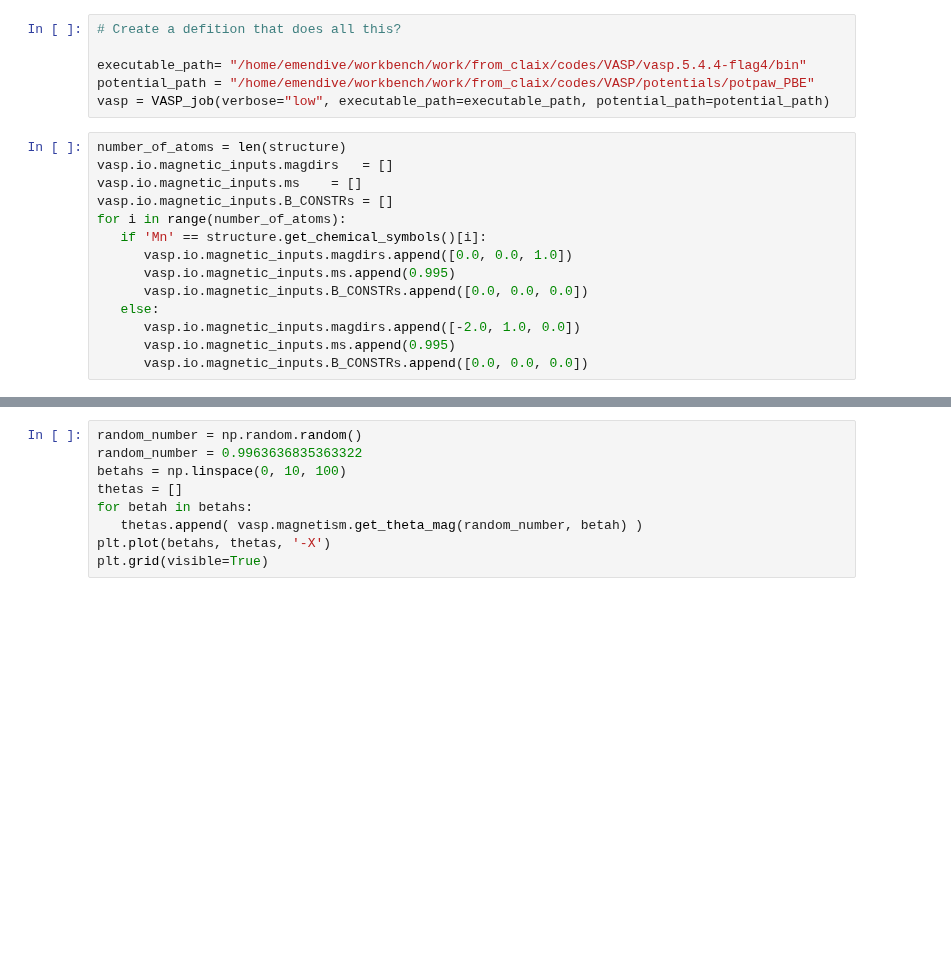
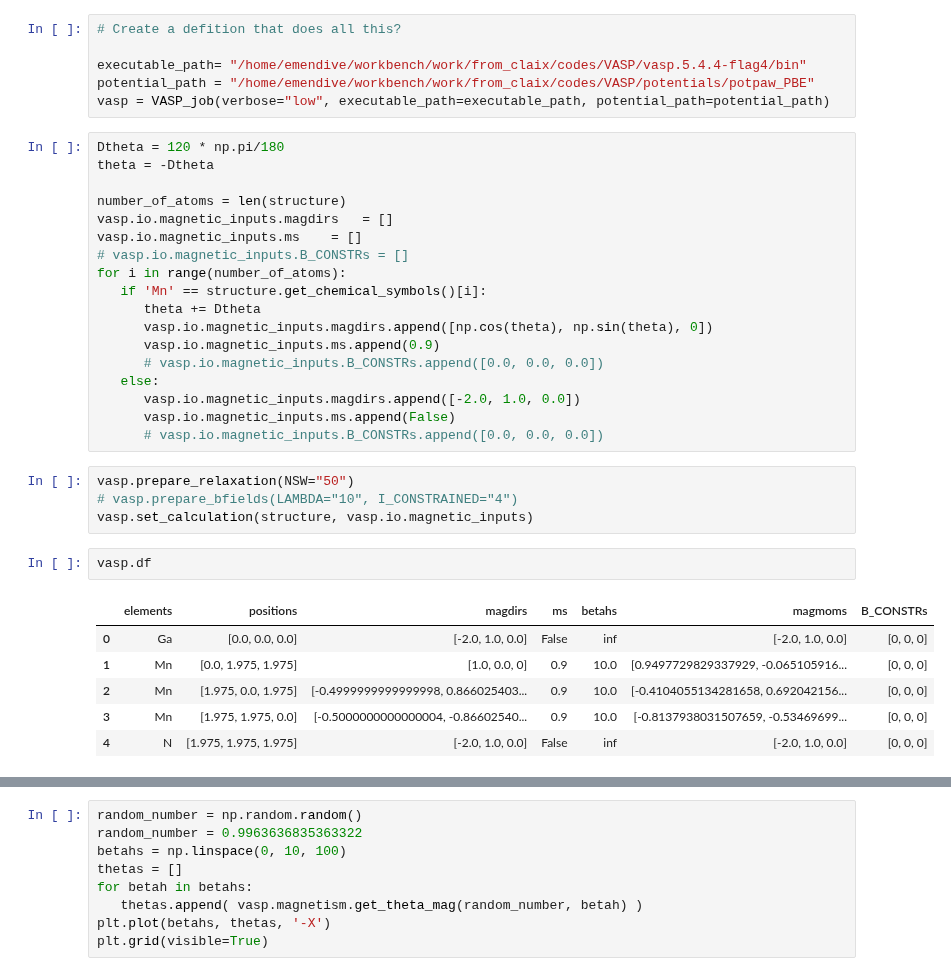
Before and after one commit to edmen-dev/pyVASP, a Jupyter notebook: test.ipynb, the cells around one changed output, grey strips where cells are left out. Cells and saved outputs as stored; diff of their text form; blank space fills up the shorter version.

Commit message:
up to relaxation

```diff
--- a/test.ipynb
+++ b/test.ipynb
@@ -33,16 +33,33 @@ executable_path= "/home/emendive/workbench/work/from_claix/codes/VASP/vasp.5.4.4
 potential_path = "/home/emendive/workbench/work/from_claix/codes/VASP/potentials/potpaw_PBE"
 vasp = VASP_job(verbose="low", executable_path=executable_path, potential_path=potential_path)
 # %%
+Dtheta = 120 * np.pi/180
+theta = -Dtheta
+
 number_of_atoms = len(structure)
 vasp.io.magnetic_inputs.magdirs   = []
 vasp.io.magnetic_inputs.ms    = []
-vasp.io.magnetic_inputs.B_CONSTRs = []
+# vasp.io.magnetic_inputs.B_CONSTRs = []
 for i in range(number_of_atoms):
    if 'Mn' == structure.get_chemical_symbols()[i]:
-      vasp.io.magnetic_inputs.magdirs.append([0.0, 0.0, 1.0])
-      vasp.io.magnetic_inputs.ms.append(0.995)
-      vasp.io.magnetic_inputs.B_CONSTRs.append([0.0, 0.0, 0.0])
+      theta += Dtheta
+      vasp.io.magnetic_inputs.magdirs.append([np.cos(theta), np.sin(theta), 0])
+      vasp.io.magnetic_inputs.ms.append(0.9)
+      # vasp.io.magnetic_inputs.B_CONSTRs.append([0.0, 0.0, 0.0])
    else:
       vasp.io.magnetic_inputs.magdirs.append([-2.0, 1.0, 0.0])
-      vasp.io.magnetic_inputs.ms.append(0.995)
-      vasp.io.magnetic_inputs.B_CONSTRs.append([0.0, 0.0, 0.0])
+      vasp.io.magnetic_inputs.ms.append(False)
+      # vasp.io.magnetic_inputs.B_CONSTRs.append([0.0, 0.0, 0.0])
+# %%
+vasp.prepare_relaxation(NSW="50")
+# vasp.prepare_bfields(LAMBDA="10", I_CONSTRAINED="4")
+vasp.set_calculation(structure, vasp.io.magnetic_inputs)
+# %%
+vasp.df
+# %% [output]
+|  | elements | positions | magdirs | ms | betahs | magmoms | B_CONSTRs |
+| 0 | Ga | [0.0, 0.0, 0.0] | [-2.0, 1.0, 0.0] | False | inf | [-2.0, 1.0, 0.0] | [0, 0, 0] |
+| 1 | Mn | [0.0, 1.975, 1.975] | [1.0, 0.0, 0] | 0.9 | 10.0 | [0.9497729829337929, -0.065105916... | [0, 0, 0] |
+| 2 | Mn | [1.975, 0.0, 1.975] | [-0.4999999999999998, 0.866025403... | 0.9 | 10.0 | [-0.4104055134281658, 0.692042156... | [0, 0, 0] |
+| 3 | Mn | [1.975, 1.975, 0.0] | [-0.5000000000000004, -0.86602540... | 0.9 | 10.0 | [-0.8137938031507659, -0.53469699... | [0, 0, 0] |
+| 4 | N | [1.975, 1.975, 1.975] | [-2.0, 1.0, 0.0] | False | inf | [-2.0, 1.0, 0.0] | [0, 0, 0] |
```
Also changed, not shown: parts of 29 cells of this notebook, 6 other files.
